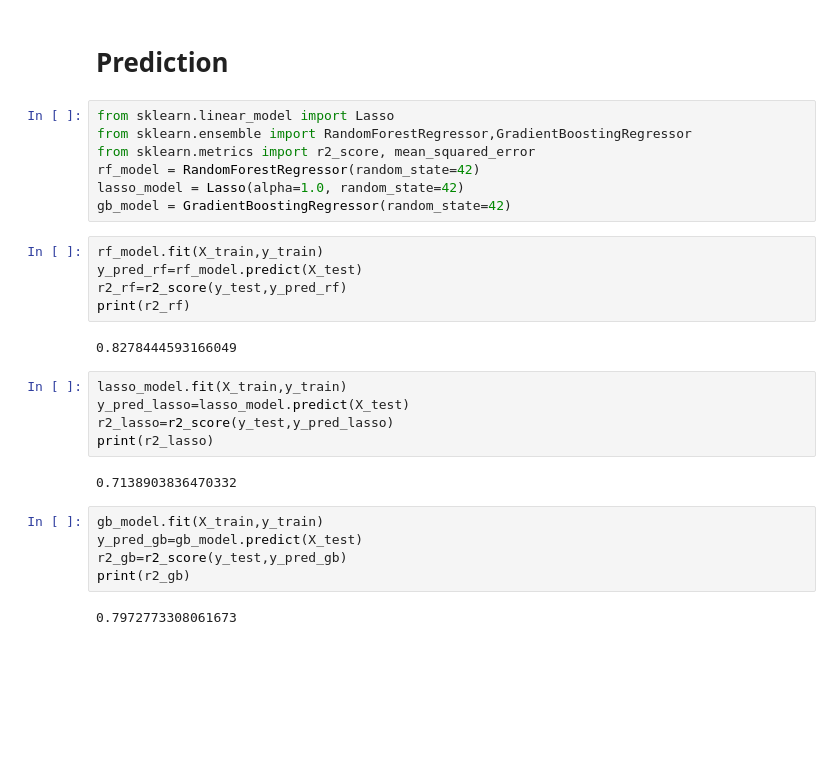
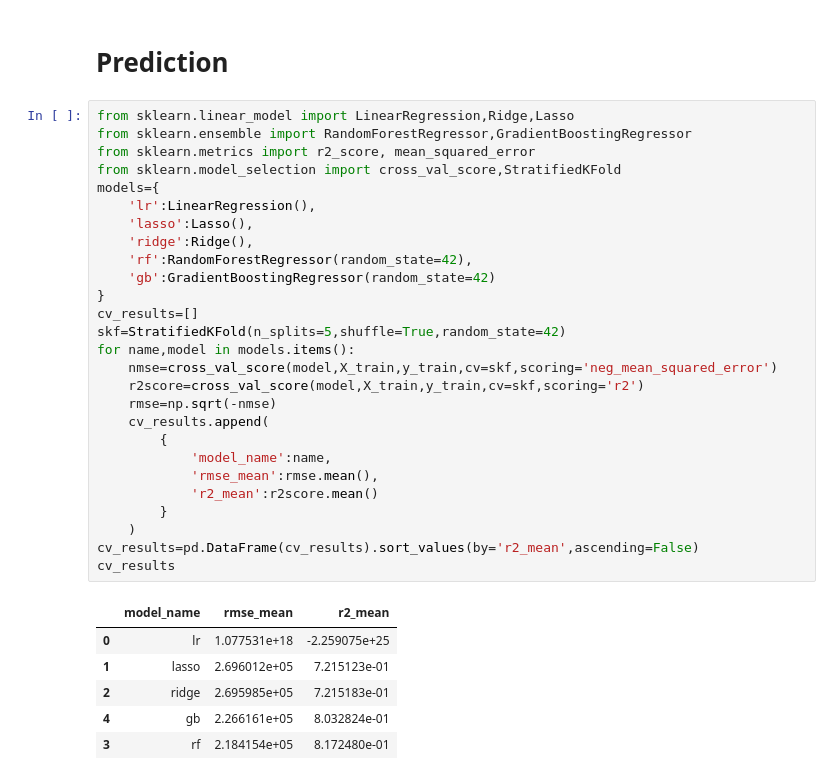
Before and after one commit to NavyaRamesh-01/Car-Dekho-price-prediction, a Jupyter notebook: cardekho-price-prediction-83-r2score.ipynb, the cells around one changed output. Drawn from its saved outputs; the diff is of its cells as text; blank space fills up the shorter version.

Commit message:
Kaggle Notebook | CarDekho price prediction | 83% R2Score

```diff
--- a/cardekho-price-prediction-83-r2score.ipynb
+++ b/cardekho-price-prediction-83-r2score.ipynb
@@ -468,31 +472,37 @@ X_train=pd.DataFrame(X_train_ss,columns=X_train.columns)
 X_test=pd.DataFrame(X_test_ss,columns=X_test.columns)
 # %% [markdown]
 # **Prediction**
-# %%
-from sklearn.linear_model import Lasso
-from sklearn.ensemble import RandomForestRegressor,GradientBoostingRegressor
-from sklearn.metrics import r2_score, mean_squared_error
-rf_model = RandomForestRegressor(random_state=42)
-lasso_model = Lasso(alpha=1.0, random_state=42)
-gb_model = GradientBoostingRegressor(random_state=42)
-# %%
-rf_model.fit(X_train,y_train)
-y_pred_rf=rf_model.predict(X_test)
-r2_rf=r2_score(y_test,y_pred_rf)
-print(r2_rf)
-# %% [output]
-0.8278444593166049
-# %%
-lasso_model.fit(X_train,y_train)
-y_pred_lasso=lasso_model.predict(X_test)
-r2_lasso=r2_score(y_test,y_pred_lasso)
-print(r2_lasso)
-# %% [output]
-0.7138903836470332
-# %%
-gb_model.fit(X_train,y_train)
-y_pred_gb=gb_model.predict(X_test)
-r2_gb=r2_score(y_test,y_pred_gb)
-print(r2_gb)
-# %% [output]
-0.7972773308061673
+# %%
+from sklearn.linear_model import LinearRegression,Ridge,Lasso
+from sklearn.ensemble import RandomForestRegressor,GradientBoostingRegressor
+from sklearn.metrics import r2_score, mean_squared_error
+from sklearn.model_selection import cross_val_score,StratifiedKFold
+models={
+    'lr':LinearRegression(),
+    'lasso':Lasso(),
+    'ridge':Ridge(),
+    'rf':RandomForestRegressor(random_state=42),
+    'gb':GradientBoostingRegressor(random_state=42)
+}
+cv_results=[]
+skf=StratifiedKFold(n_splits=5,shuffle=True,random_state=42)
+for name,model in models.items():
+    nmse=cross_val_score(model,X_train,y_train,cv=skf,scoring='neg_mean_squared_error')
+    r2score=cross_val_score(model,X_train,y_train,cv=skf,scoring='r2')
+    rmse=np.sqrt(-nmse)
+    cv_results.append(
+        {
+            'model_name':name,
+            'rmse_mean':rmse.mean(),
+            'r2_mean':r2score.mean()
+        }
+    )
+cv_results=pd.DataFrame(cv_results).sort_values(by='r2_mean',ascending=False)
+cv_results
+# %% [output]
+|  | model_name | rmse_mean | r2_mean |
+| 0 | lr | 1.077531e+18 | -2.259075e+25 |
+| 1 | lasso | 2.696012e+05 | 7.215123e-01 |
+| 2 | ridge | 2.695985e+05 | 7.215183e-01 |
+| 4 | gb | 2.266161e+05 | 8.032824e-01 |
+| 3 | rf | 2.184154e+05 | 8.172480e-01 |
```
Also changed, not shown: parts of 12 cells of this notebook.
